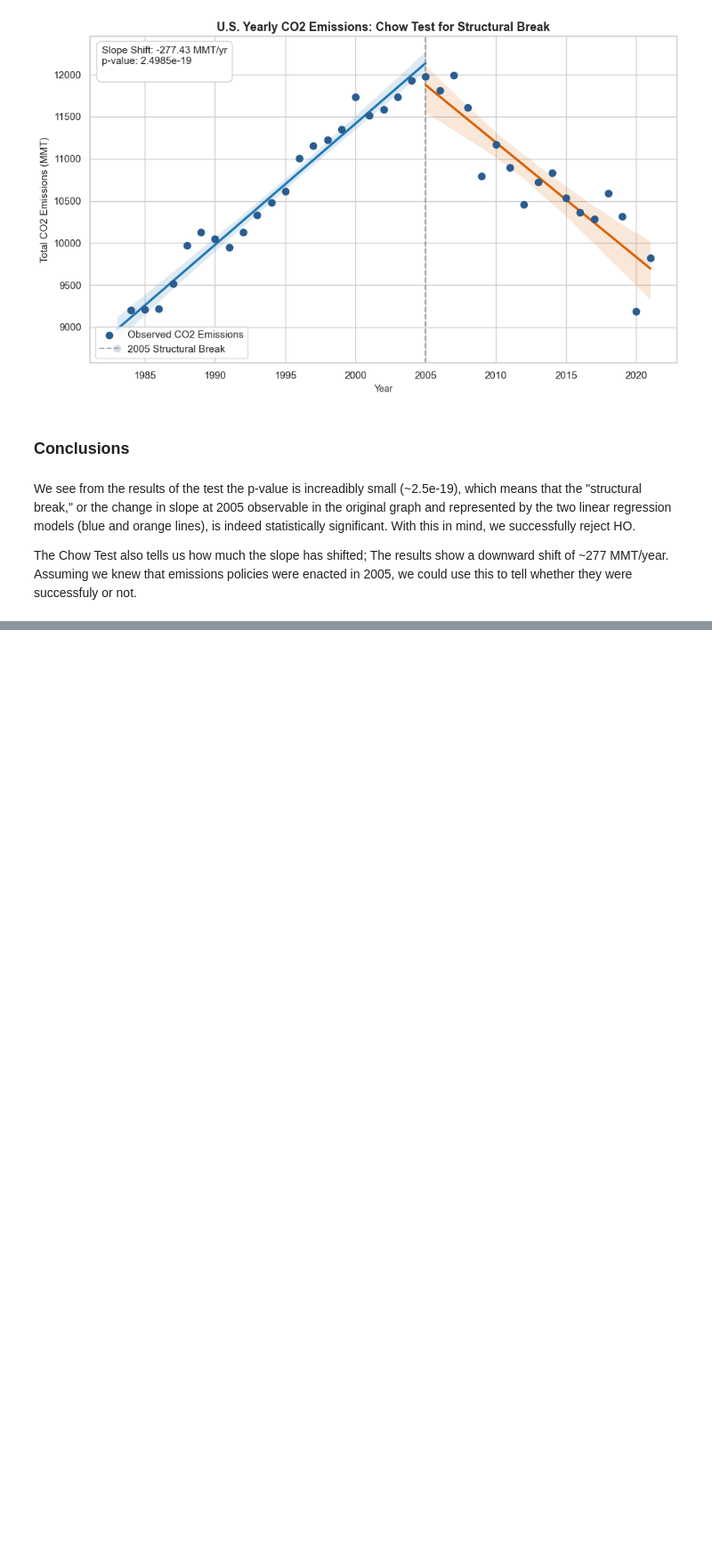
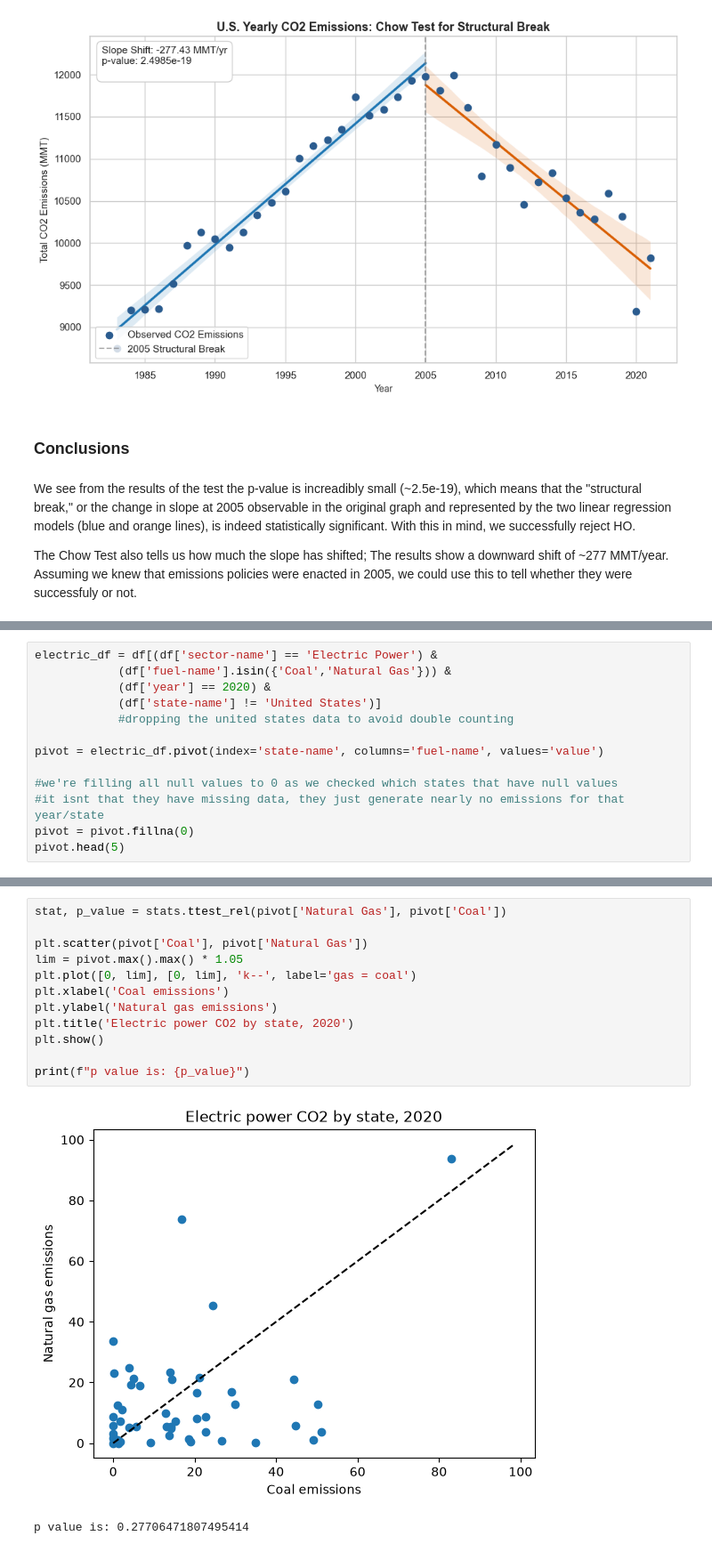
Before and after one commit to cowan05/CMSC320-Semester-Project, a Jupyter notebook: checkpoint2_renamed.ipynb, the cells around one changed output, grey strips where cells are left out. Shown at 89% size. Cells and saved outputs as stored; diff of their text form; blank space fills up the shorter version.

```diff
--- a/checkpoint2_renamed.ipynb
+++ b/checkpoint2_renamed.ipynb
@@ -326,0 +331,13 @@ The Chow Test also tells us how much the slope has shifted; The results show a d
+# %%
+electric_df = df[(df['sector-name'] == 'Electric Power') &
+            (df['fuel-name'].isin({'Coal','Natural Gas'})) &
+            (df['year'] == 2020) &
+            (df['state-name'] != 'United States')]
+            #dropping the united states data to avoid double counting
+
+pivot = electric_df.pivot(index='state-name', columns='fuel-name', values='value')
+
+#we're filling all null values to 0 as we checked which states that have null values
+#it isnt that they have missing data, they just generate nearly no emissions for that year/state
+pivot = pivot.fillna(0)
+pivot.head(5)
@@ -326,0 +358,15 @@ The Chow Test also tells us how much the slope has shifted; The results show a d
+# %%
+stat, p_value = stats.ttest_rel(pivot['Natural Gas'], pivot['Coal'])
+
+plt.scatter(pivot['Coal'], pivot['Natural Gas'])
+lim = pivot.max().max() * 1.05
+plt.plot([0, lim], [0, lim], 'k--', label='gas = coal')
+plt.xlabel('Coal emissions')
+plt.ylabel('Natural gas emissions')
+plt.title('Electric power CO2 by state, 2020')
+plt.show()
+
+print(f"p value is: {p_value}")
+# %% [output]
+[figure, added]
+p value is: 0.27706471807495414
```
Also changed, not shown: parts of 8 cells of this notebook.
